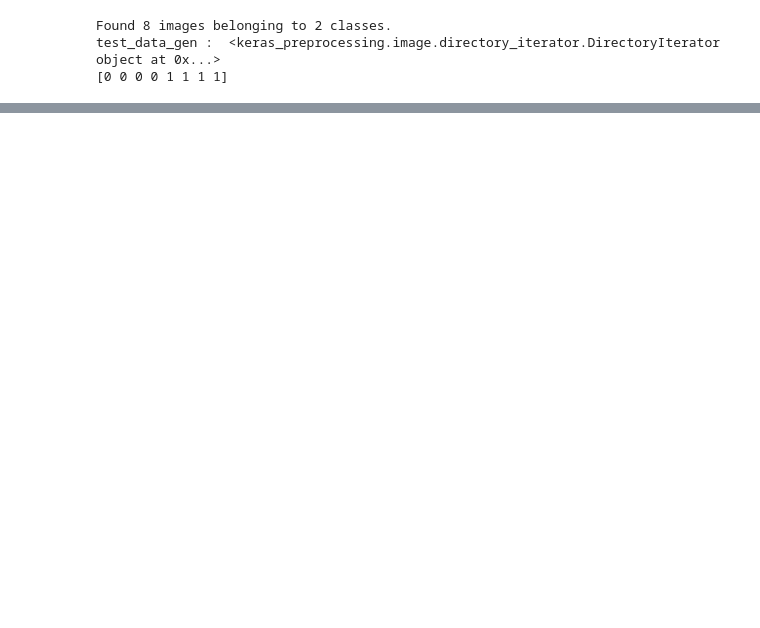
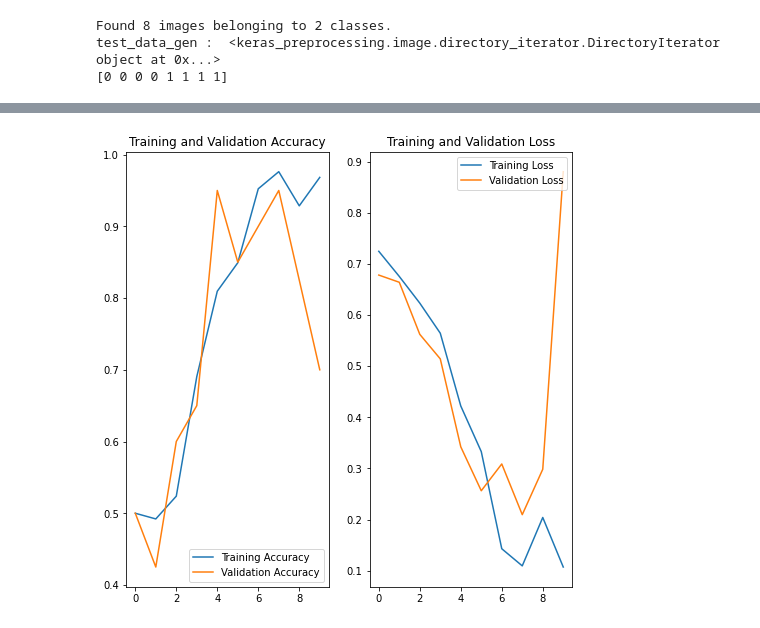
Before and after one commit to ESENS12/Tensorflow, a Jupyter notebook: SearchNBlogWithoutAds_Crawler/AdImageClassifier.ipynb, the cells around one changed output, grey strips where cells are left out. Saved outputs shown, nothing was run; the diff lists cells and outputs as text; code cells hidden in the pictures; blank space fills up the shorter version.

```diff
--- a/SearchNBlogWithoutAds_Crawler/AdImageClassifier.ipynb
+++ b/SearchNBlogWithoutAds_Crawler/AdImageClassifier.ipynb
@@ -257,0 +295,10 @@ correct!
+# %%
+# 모델 저장
+checkpoint_path = "model_0720_v1(smaller)/cp-{epoch:04d}.ckpt"
+checkpoint_dir = os.path.dirname(checkpoint_path)
+
+cp_callback = tf.keras.callbacks.ModelCheckpoint(
+    checkpoint_path, verbose=1, save_weights_only=True,
+    # 10번째 에포크에서 저장
+    period=epochs)
+checkpoint_path
@@ -257,0 +308,9 @@ correct!
+# %%
+history_smaller = small_model.fit_generator(
+    train_data_gen,
+    steps_per_epoch=total_train // batch_size,
+    epochs=epochs,
+    callbacks =[cp_callback],
+    validation_data=val_data_gen,
+    validation_steps=total_val // batch_size
+)
@@ -257,0 +335,44 @@ correct!
+# %%
+acc = history_smaller.history['accuracy']
+val_acc = history_smaller.history['val_accuracy']
+
+loss=history_smaller.history['loss']
+val_loss=history_smaller.history['val_loss']
+
+epochs_range = range(epochs)
+
+plt.figure(figsize=(8, 8))
+plt.subplot(1, 2, 1)
+plt.plot(epochs_range, acc, label='Training Accuracy')
+plt.plot(epochs_range, val_acc, label='Validation Accuracy')
+plt.legend(loc='lower right')
+plt.title('Training and Validation Accuracy')
+
+plt.subplot(1, 2, 2)
+plt.plot(epochs_range, loss, label='Training Loss')
+plt.plot(epochs_range, val_loss, label='Validation Loss')
+plt.legend(loc='upper right')
+plt.title('Training and Validation Loss')
+plt.show()
+
+
+# def plot_history(histories, key='binary_crossentropy'):
+#   plt.figure(figsize=(16,10))
+
+#   for name, history in histories:
+#     val = plt.plot(history.epoch, history.history['val_'+key],
+#                    '--', label=name.title()+' Val')
+#     plt.plot(history.epoch, history.history[key], color=val[0].get_color(),
+#              label=name.title()+' Train')
+
+#   plt.xlabel('Epochs')
+#   plt.ylabel(key.replace('_',' ').title())
+#   plt.legend()
+
+#   plt.xlim([0,max(history.epoch)])
+
+
+# plot_history([('baseline', history),
+#               ('smaller', history_smaller)])
+# %% [output]
+[figure, added]
```
Also changed, not shown: parts of 15 cells of this notebook, 1 other file.
